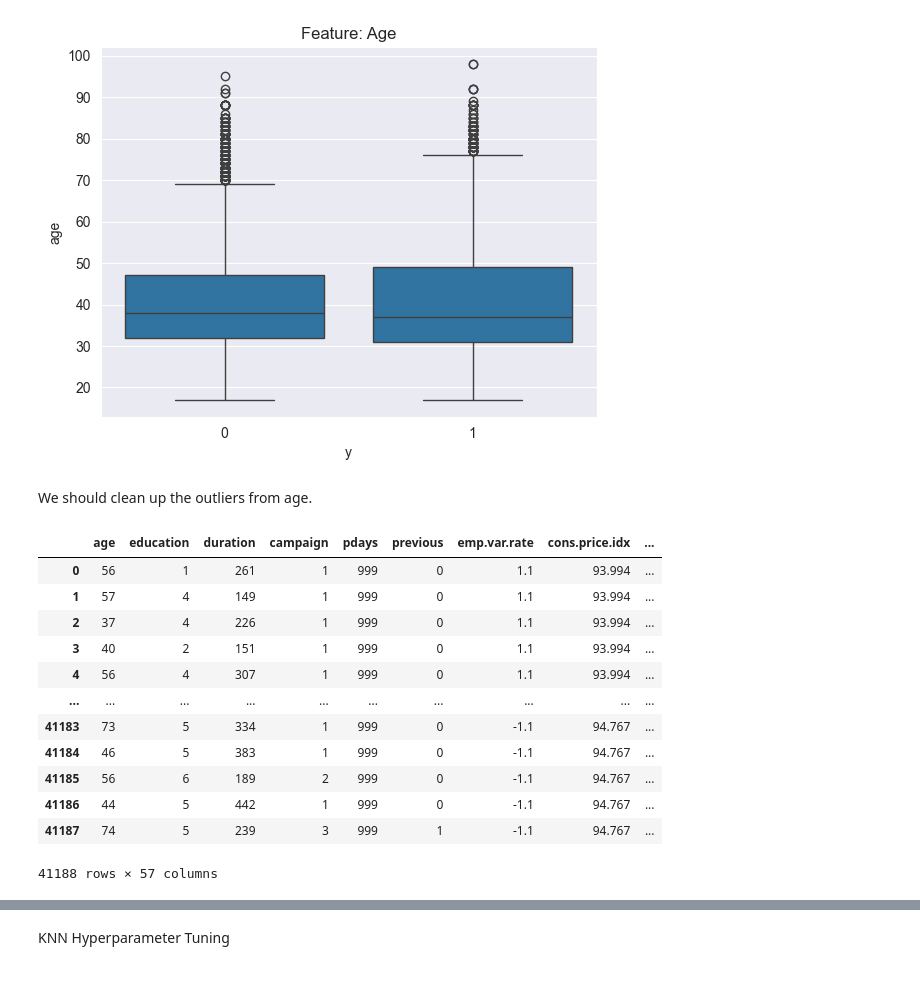
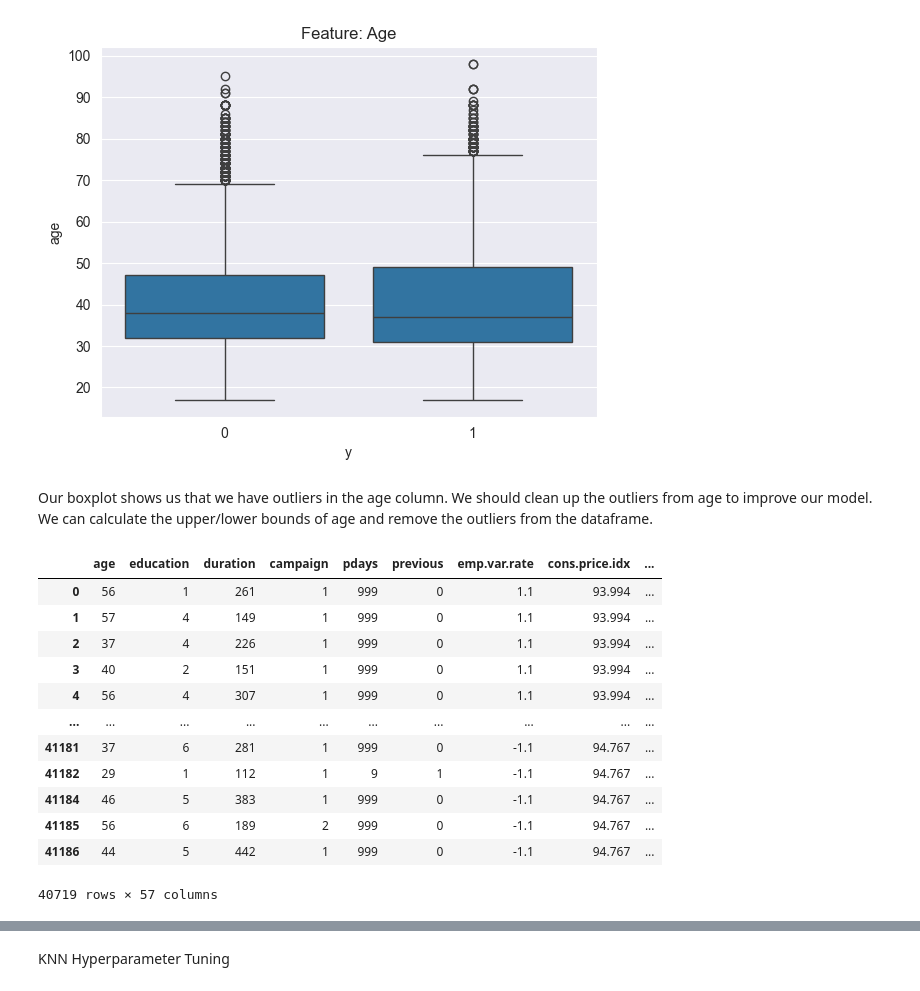
Before and after one commit to dslapelis/ML-AI-17, a Jupyter notebook: prompt_III.ipynb, the cells around one changed output, grey strips where cells are left out. Drawn from its saved outputs; the diff is of its cells as text; code cells hidden in the pictures.

```diff
--- a/prompt_III.ipynb
+++ b/prompt_III.ipynb
@@ -304,31 +304,31 @@ plt.title(f"Feature: Age")
 plt.show()
 # %% [output]
 [figure]
-# %% [markdown]
-We should clean up the outliers from age.
+# %% [markdown]
+Our boxplot shows us that we have outliers in the age column. We should clean up the outliers from age to improve our model. We can calculate the upper/lower bounds of age and remove the outliers from the dataframe.
 # %%
 Q1 = df_encoded["age"].quantile(0.25)
 Q3 = df_encoded["age"].quantile(0.75)
 IQR = Q3 - Q1
 
 lower_bound = Q1 - 1.5 * IQR
 upper_bound = Q3 + 1.5 * IQR
 
-df_encoded_no_outliers = df_encoded[(df_encoded["age"] >= lower_bound) | (df_encoded["age"] <= upper_bound)]
+df_encoded_no_outliers = df_encoded[(df_encoded["age"] >= lower_bound) & (df_encoded["age"] <= upper_bound)]
 df_encoded_no_outliers
 # %% [output]
 |  | age | education | duration | campaign | pdays | previous | emp.var.rate | cons.price.idx | ... |
 | 0 | 56 | 1 | 261 | 1 | 999 | 0 | 1.1 | 93.994 | ... |
 | 1 | 57 | 4 | 149 | 1 | 999 | 0 | 1.1 | 93.994 | ... |
 | 2 | 37 | 4 | 226 | 1 | 999 | 0 | 1.1 | 93.994 | ... |
 | 3 | 40 | 2 | 151 | 1 | 999 | 0 | 1.1 | 93.994 | ... |
 | 4 | 56 | 4 | 307 | 1 | 999 | 0 | 1.1 | 93.994 | ... |
 | ... | ... | ... | ... | ... | ... | ... | ... | ... | ... |
-| 41183 | 73 | 5 | 334 | 1 | 999 | 0 | -1.1 | 94.767 | ... |
+| 41181 | 37 | 6 | 281 | 1 | 999 | 0 | -1.1 | 94.767 | ... |
+| 41182 | 29 | 1 | 112 | 1 | 9 | 1 | -1.1 | 94.767 | ... |
 | 41184 | 46 | 5 | 383 | 1 | 999 | 0 | -1.1 | 94.767 | ... |
 | 41185 | 56 | 6 | 189 | 2 | 999 | 0 | -1.1 | 94.767 | ... |
 | 41186 | 44 | 5 | 442 | 1 | 999 | 0 | -1.1 | 94.767 | ... |
-| 41187 | 74 | 5 | 239 | 3 | 999 | 1 | -1.1 | 94.767 | ... |
-41188 rows × 57 columns
+40719 rows × 57 columns
 # %%
 X = df_encoded_no_outliers.drop(columns=["duration", "campaign", "pdays", "previous", "poutcome_failure", "poutcome_nonexistent", "poutcome_success", "y", *months, *days, *contact, *misc])
```
Also changed, not shown: parts of 8 cells of this notebook.
